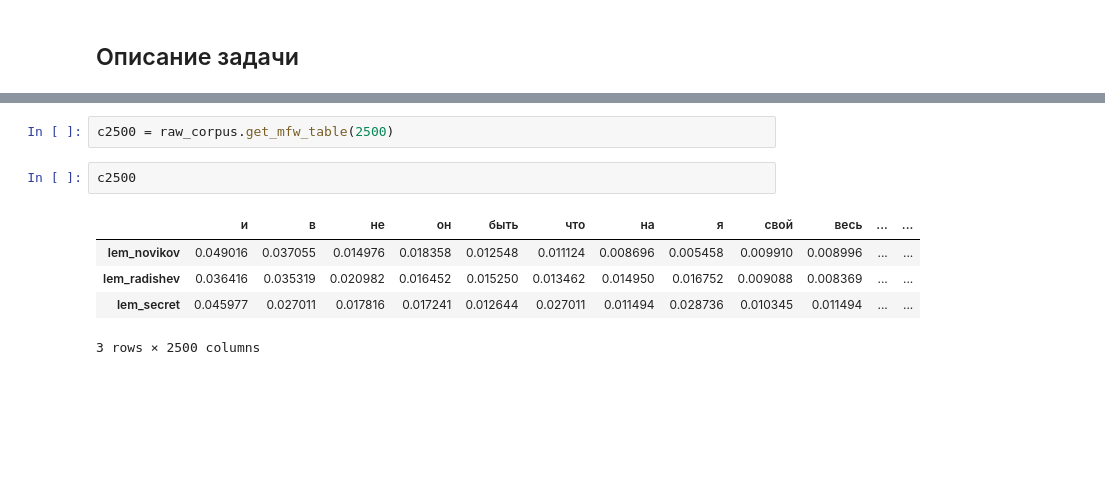
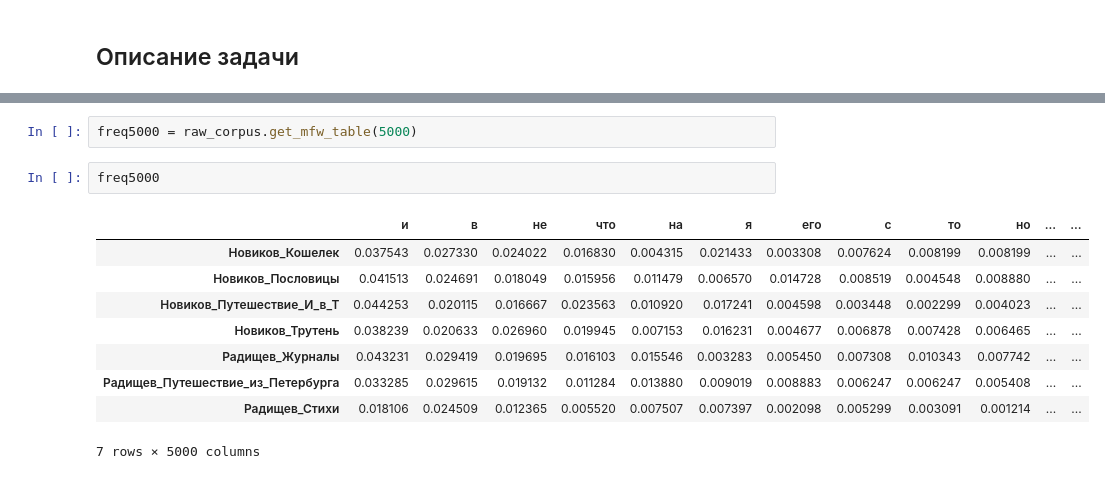
Before and after one commit to kssamoylenko/Digital-Humanities-Course, a Jupyter notebook: stylometry/stylometry.ipynb, the cells around one changed output, grey strips where cells are left out. Cells and saved outputs as stored; diff of their text form; blank space fills up the shorter version.

```diff
--- a/stylometry/stylometry.ipynb
+++ b/stylometry/stylometry.ipynb
@@ -72,10 +70,14 @@ raw_corpus
 # %%
-c2500 = raw_corpus.get_mfw_table(2500)
+freq5000 = raw_corpus.get_mfw_table(5000)
-# %%
-c2500
-# %% [output]
-|  | и | в | не | он | быть | что | на | я | свой | весь | ... | ... |
-| lem_novikov | 0.049016 | 0.037055 | 0.014976 | 0.018358 | 0.012548 | 0.011124 | 0.008696 | 0.005458 | 0.009910 | 0.008996 | ... | ... |
-| lem_radishev | 0.036416 | 0.035319 | 0.020982 | 0.016452 | 0.015250 | 0.013462 | 0.014950 | 0.016752 | 0.009088 | 0.008369 | ... | ... |
-| lem_secret | 0.045977 | 0.027011 | 0.017816 | 0.017241 | 0.012644 | 0.027011 | 0.011494 | 0.028736 | 0.010345 | 0.011494 | ... | ... |
-3 rows × 2500 columns
+# %%
+freq5000
+# %% [output]
+|  | и | в | не | что | на | я | его | с | то | но | ... | ... |
+| Новиков_Кошелек | 0.037543 | 0.027330 | 0.024022 | 0.016830 | 0.004315 | 0.021433 | 0.003308 | 0.007624 | 0.008199 | 0.008199 | ... | ... |
+| Новиков_Пословицы | 0.041513 | 0.024691 | 0.018049 | 0.015956 | 0.011479 | 0.006570 | 0.014728 | 0.008519 | 0.004548 | 0.008880 | ... | ... |
+| Новиков_Путешествие_И_в_Т | 0.044253 | 0.020115 | 0.016667 | 0.023563 | 0.010920 | 0.017241 | 0.004598 | 0.003448 | 0.002299 | 0.004023 | ... | ... |
+| Новиков_Трутень | 0.038239 | 0.020633 | 0.026960 | 0.019945 | 0.007153 | 0.016231 | 0.004677 | 0.006878 | 0.007428 | 0.006465 | ... | ... |
+| Радищев_Журналы | 0.043231 | 0.029419 | 0.019695 | 0.016103 | 0.015546 | 0.003283 | 0.005450 | 0.007308 | 0.010343 | 0.007742 | ... | ... |
+| Радищев_Путешествие_из_Петербурга | 0.033285 | 0.029615 | 0.019132 | 0.011284 | 0.013880 | 0.009019 | 0.008883 | 0.006247 | 0.006247 | 0.005408 | ... | ... |
+| Радищев_Стихи | 0.018106 | 0.024509 | 0.012365 | 0.005520 | 0.007507 | 0.007397 | 0.002098 | 0.005299 | 0.003091 | 0.001214 | ... | ... |
+7 rows × 5000 columns
```
Also changed, not shown: parts of 20 cells of this notebook, 1 other file.
